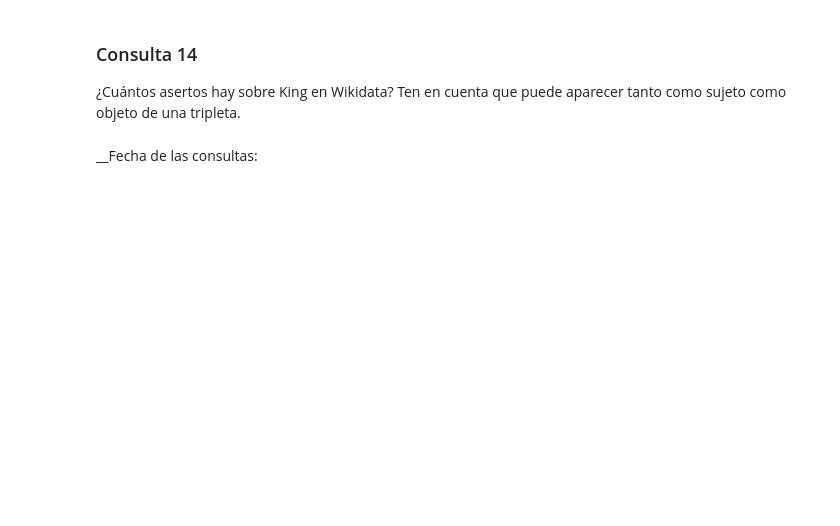
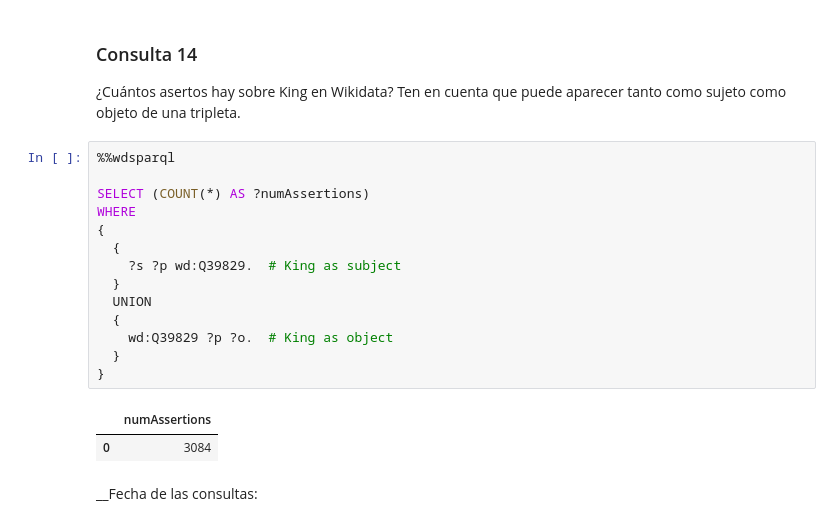
Before and after one commit to ZTH7/AI2, a Jupyter notebook: P1/P1_sparql_enunciado-2024.ipynb, the cells around one changed output. Drawn from its saved outputs; the diff is of its cells as text; blank space fills up the shorter version.

```diff
--- a/P1/P1_sparql_enunciado-2024.ipynb
+++ b/P1/P1_sparql_enunciado-2024.ipynb
@@ -327,5 +448,22 @@ WHERE
 ### Consulta 14
 
 ¿Cuántos asertos hay sobre King en Wikidata? Ten en cuenta que puede aparecer tanto como sujeto como objeto de una tripleta.
+# %%
+%%wdsparql
+
+SELECT (COUNT(*) AS ?numAssertions)
+WHERE
+{
+  {
+    ?s ?p wd:Q39829.  # King as subject
+  }
+  UNION
+  {
+    wd:Q39829 ?p ?o.  # King as object
+  }
+}
+# %% [output]
+|  | numAssertions |
+| 0 | 3084 |
 # %% [markdown]
 __Fecha de las consultas:
```
Also changed, not shown: parts of 6 cells of this notebook.
